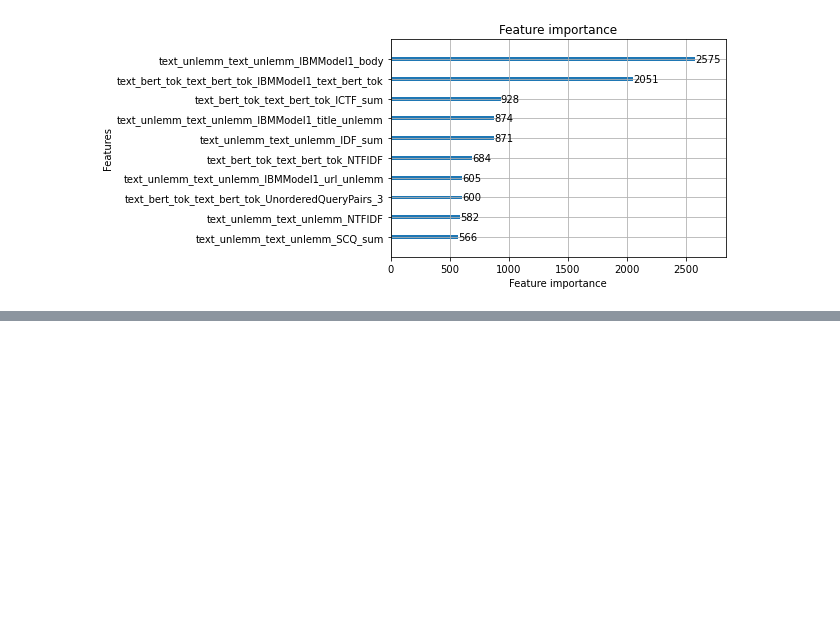
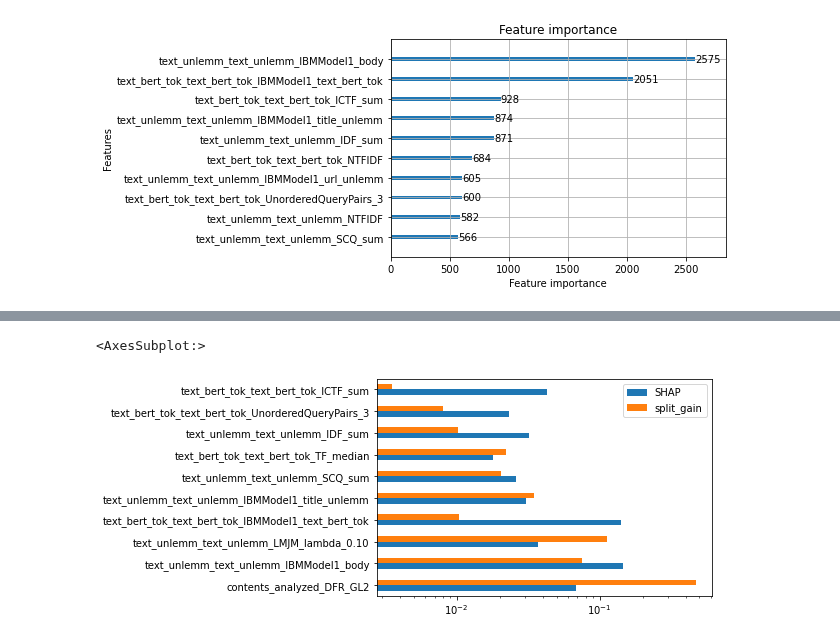
Before and after one commit to castorini/pyserini, a Jupyter notebook: msmarco-passage_exp/feature_importance.ipynb, the cells around one changed output, grey strips where cells are left out. Cells and saved outputs as stored; diff of their text form; code cells hidden in the pictures; blank space fills up the shorter version.

```diff
--- a/msmarco-passage_exp/feature_importance.ipynb
+++ b/msmarco-passage_exp/feature_importance.ipynb
@@ -46,0 +98,13 @@ lgb.plot_importance(model, max_num_features=10, importance_type='split')
+# %%
+import pandas as pd
+fis = zip(feature_used,
+       np.sum(np.abs(shap_values), axis=0),
+       model.feature_importance(importance_type='split'),
+       model.feature_importance(importance_type='gain'))
+fis = pd.DataFrame(list(fis),columns=['fn','SHAP','split_num','split_gain']).set_index('fn')
+# %%
+fis['SHAP'] /= fis['SHAP'].sum()
+fis['split_num'] /= fis['split_num'].sum()
+fis['split_gain'] /= fis['split_gain'].sum()
+fis['mean'] = fis['SHAP']*fis['split_gain']
+fis.sort_values('mean',ascending=False).head(10)
@@ -46,0 +124,8 @@ lgb.plot_importance(model, max_num_features=10, importance_type='split')
+# %%
+draw_df = fis.sort_values('mean',ascending=False).head(10).copy(deep=True)
+del draw_df['mean']
+del draw_df['split_num']
+draw_df.plot.barh(logx=True,xlabel='')
+# %% [output]
+<AxesSubplot:>
+[figure, added]
```
Also changed, not shown: parts of 10 cells of this notebook.
